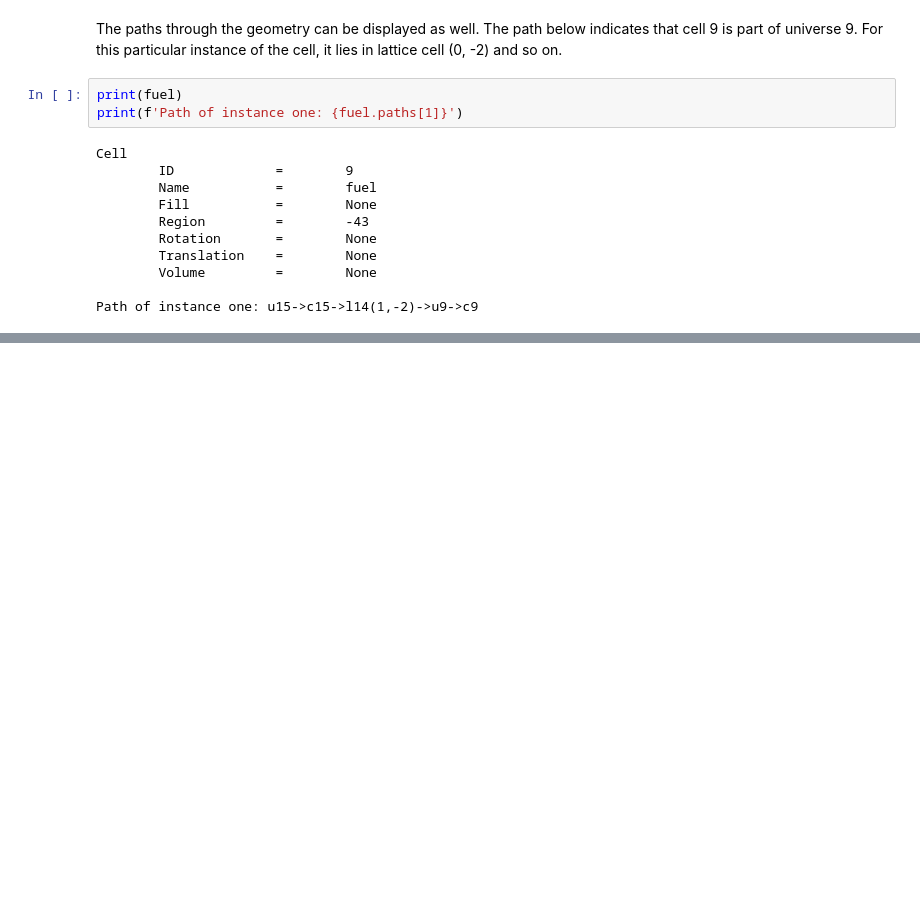
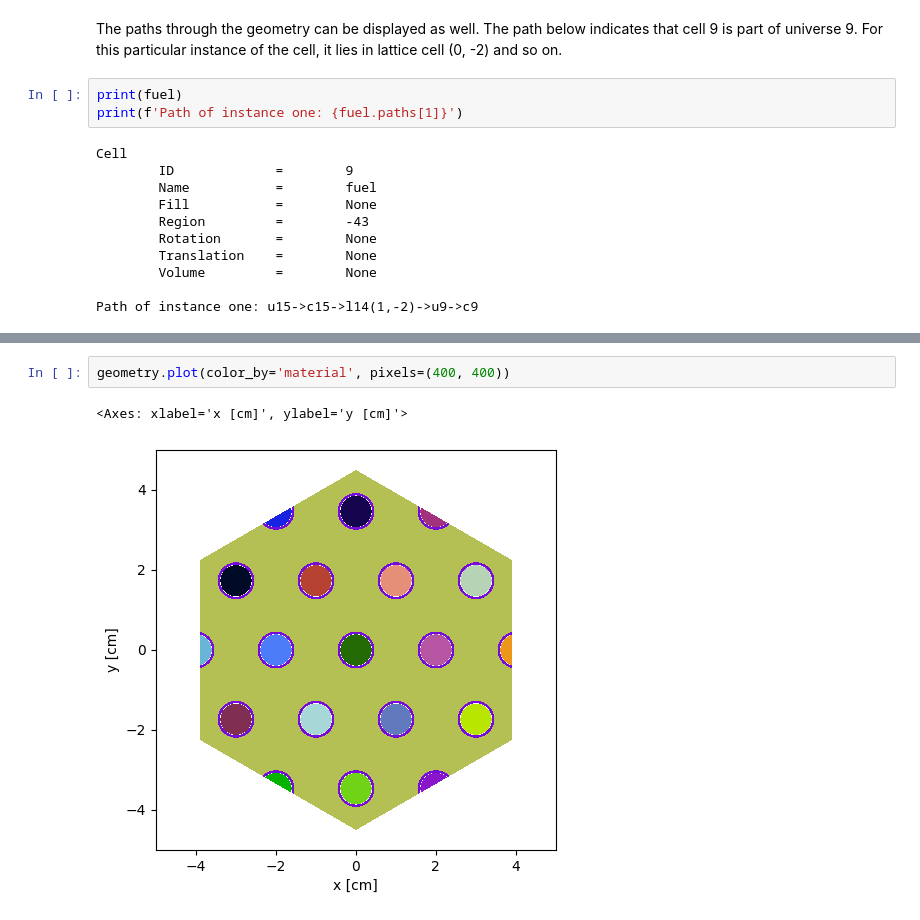
Before and after one commit to khurrumsaleem/ne506-sp-25, a Jupyter notebook: openmc/Advanced Geometry.ipynb, the cells around one changed output, grey strips where cells are left out. Cells and saved outputs as stored; diff of their text form; blank space fills up the shorter version.

```diff
--- a/openmc/Advanced Geometry.ipynb
+++ b/openmc/Advanced Geometry.ipynb
@@ -348,0 +379,5 @@ Path of instance one: u15->c15->l14(1,-2)->u9->c9
+# %%
+geometry.plot(color_by='material', pixels=(400, 400))
+# %% [output]
+<Axes: xlabel='x [cm]', ylabel='y [cm]'>
+[figure, added]
```
Also changed, not shown: parts of 5 cells of this notebook.
